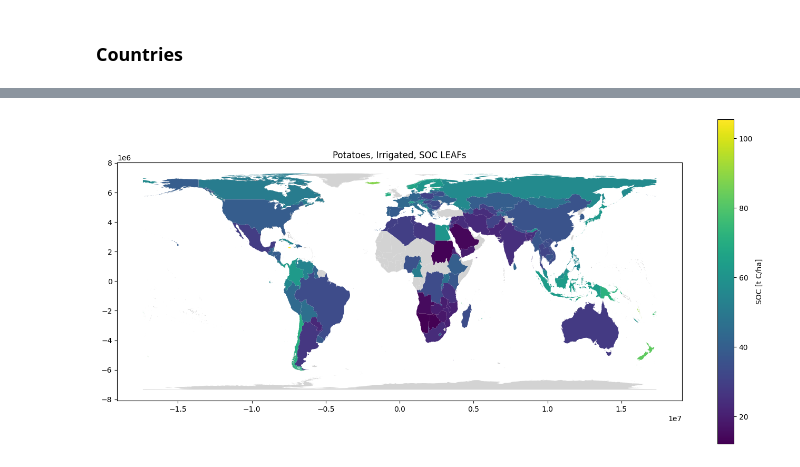
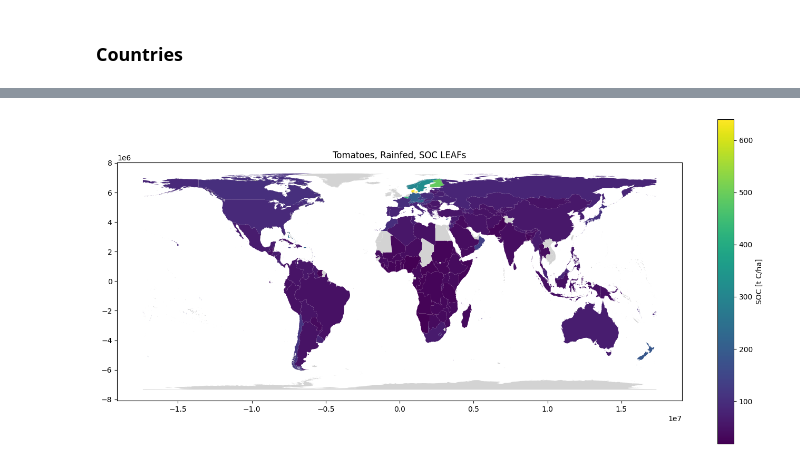
Before and after one commit to cloyolaangosto/SBTN_Test, a Jupyter notebook: documentation/SOC_Support/FAO_GAEZ_lu_yields.ipynb, the cells around one changed output, grey strips where cells are left out. Cells and saved outputs as stored; diff of their text form; code cells hidden in the pictures.

```diff
--- a/documentation/SOC_Support/FAO_GAEZ_lu_yields.ipynb
+++ b/documentation/SOC_Support/FAO_GAEZ_lu_yields.ipynb
@@ -1002,16 +978,16 @@ gdf_test_values.sort_values(by="cf", ascending=False).head()
 gdf_test_geometries = gpd.read_file(gpkg_path, layer="geometry_layer")
 gdf_test = gdf_test_geometries.merge(gdf_test_values.drop(columns="_source_file"), how="left", on="ADM0_NAME")
 # %%
-test = gdf_test[gdf_test["flow_name"]=="Potato_rf_2030y_SOC"]
+test = gdf_test[gdf_test["flow_name"]=="Tomato_rf_2030y_SOC"]
 # %%
 fig, ax = plt.subplots(figsize=(14, 8))
 test.plot(column="cf", ax=ax, cmap="viridis",
            legend=True,
            legend_kwds={"label": "SOC [t C/ha]", "shrink": 0.8},
            missing_kwds={"color": "lightgrey", "label": "No value"})
 
-ax.set_title("Potatoes, Irrigated, SOC LEAFs")
+ax.set_title("Tomatoes, Rainfed, SOC LEAFs")
 plt.tight_layout()
 plt.show()
 # %% [output]
-[figure, old version]
+[figure, new version]
```
Also changed, not shown: parts of 7 cells of this notebook, 1 other file.
